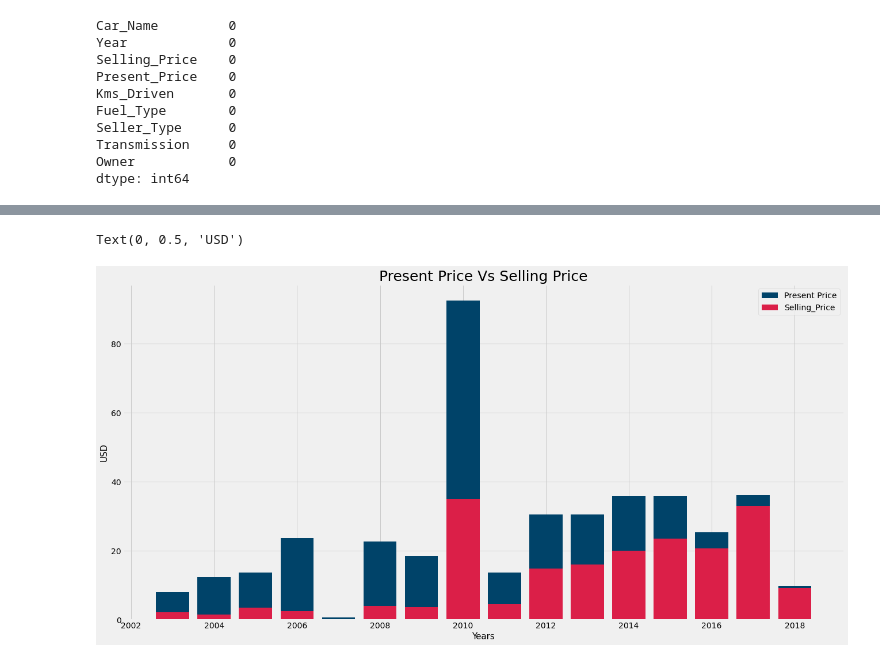
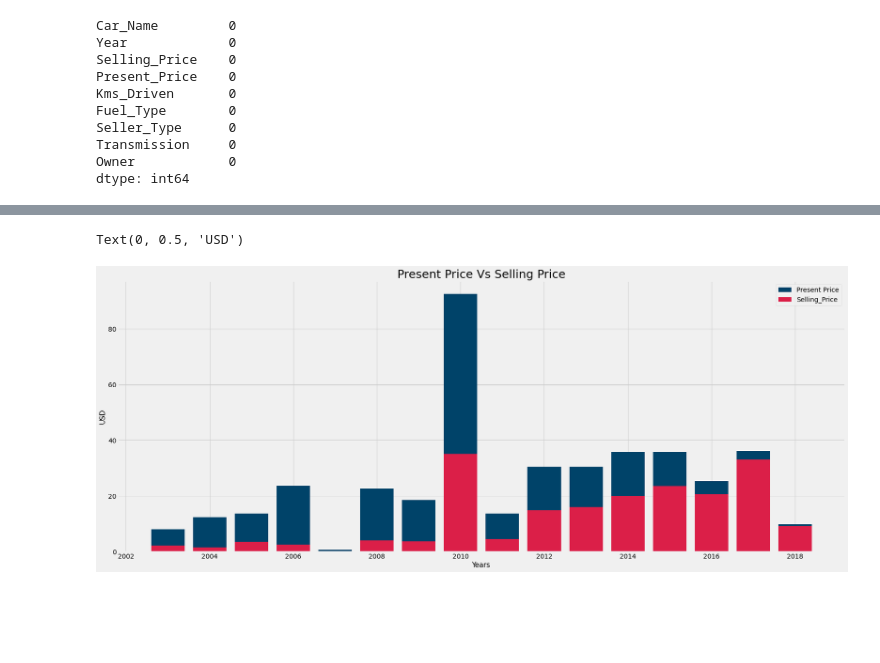
Before and after one commit to danielrodriguez007/Data_Analysis, a Jupyter notebook: Vehicle.ipynb, the cells around one changed output, grey strips where cells are left out. Saved outputs shown, nothing was run; the diff lists cells and outputs as text; code cells hidden in the pictures; blank space fills up the shorter version.

```diff
--- a/Vehicle.ipynb
+++ b/Vehicle.ipynb
@@ -78,17 +78,17 @@ px.sunburst(data, path=['Seller_Type', 'Fuel_Type','Car_Name'])
 # %% [output]
 [interactive output not drawn]
 # %%
-plt.figure(figsize=(20,10))
+plt.figure(figsize=(25,10))
 plt.bar(data['Year'], data['Present_Price'], label ='Present Price', color='#004369')
 plt.bar(data['Year'], data['Selling_Price'], label = 'Selling_Price', color='#DB1F48')
 
 plt.legend()
 plt.title('Present Price Vs Selling Price', fontsize=25)
 plt.xlabel('Years',fontsize=15)
 plt.ylabel('USD',fontsize=15)
 # %% [output]
 Text(0, 0.5, 'USD')
-[figure, old version]
+[figure, new version]
 # %%
 data['Fuel_Type'] = data['Fuel_Type'].map({'Petrol':0,'Diesel':1,'CNG':2})
 data['Seller_Type'] = data['Seller_Type'].map({'Dealer':0,'Individual':1})
```
Also changed, not shown: parts of 14 cells of this notebook.
